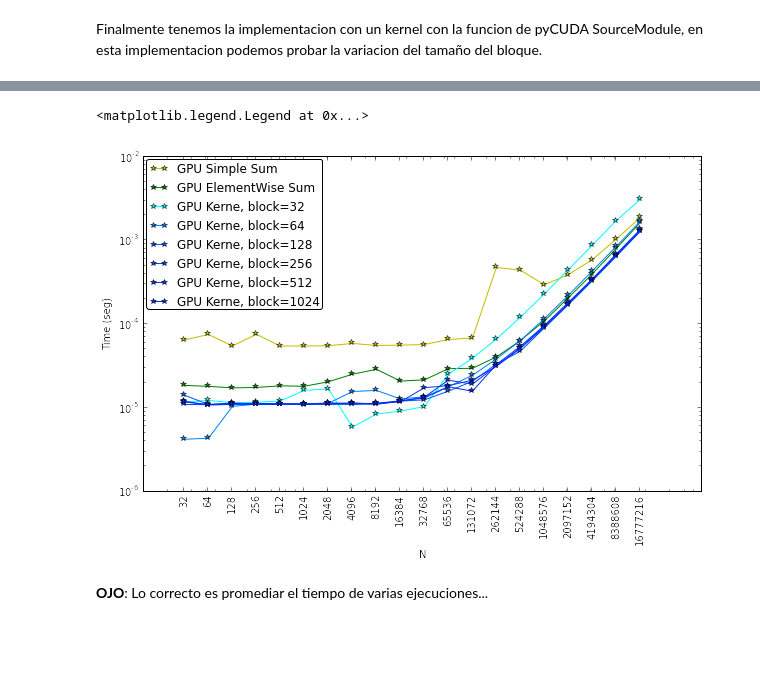
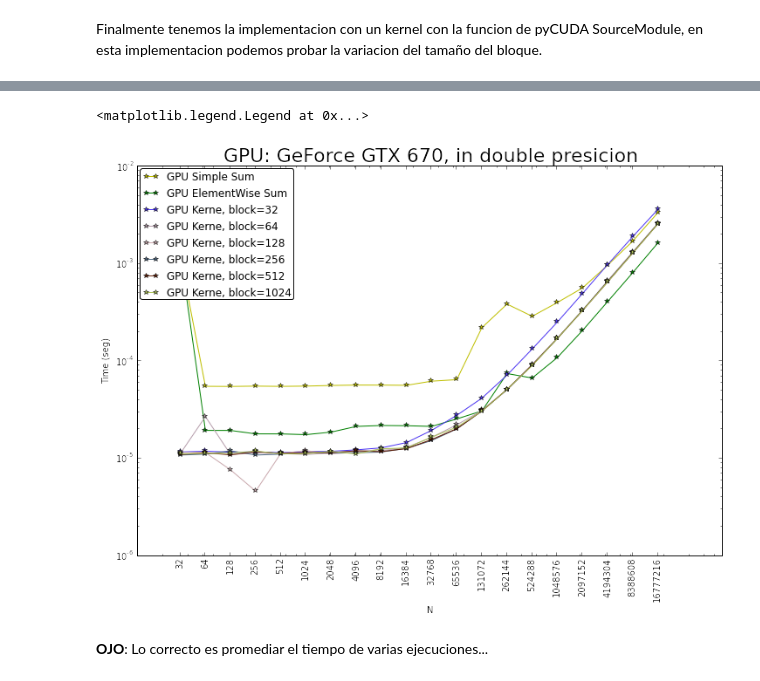
Before and after one commit to zamorays/miniCursoPycuda, a Jupyter notebook: Sesion4_PyCUDA_2nd.ipynb, the cells around one changed output, grey strips where cells are left out. Drawn from its saved outputs; the diff is of its cells as text; code cells hidden in the pictures; blank space fills up the shorter version.

```diff
--- a/Sesion4_PyCUDA_2nd.ipynb
+++ b/Sesion4_PyCUDA_2nd.ipynb
@@ -290,6 +400,6 @@ from time import time
 # %%
 dimension = [2**i for i in range(5,25) ]
-myPrec = np.float32
+myPrec = presCPU
 # %%
 dimension
 # %% [output]
@@ -484,8 +613,10 @@ plt.legend(loc=1,labelspacing=0.5,fancybox=True, handlelength=1.5, borderaxespad
 Finalmente tenemos la implementacion con un kernel con la funcion de pyCUDA SourceModule, en esta implementacion podemos probar la variacion del tamaño del bloque.
 # %%
 cudaCode = open("gpuAdd.cu","r")
-myCUDACode = cudaCode.read()
-myCode = SourceModule(myCUDACode)
+cudaCode = cudaCode.read()
+cudaCode = cudaCode.replace('float',presGPU )
+print cudaCode
+myCode = SourceModule(cudaCode)
 vectorAddKernel = myCode.get_function("vectorAdd")
 vectorAddKernel.prepare('PPP')
 # %% [output]
@@ -570,0 +739,11 @@ plt.legend(loc=2,labelspacing=0.5,fancybox=True, handlelength=1.5, borderaxespad
+# %%
+plt.figure(1,figsize=(10,6),dpi=200)
+count = 0
+for nt in [32,64,128]:
+    plt.semilogx(dimension,occupancyMesure[count],'-*',label='GPU Kerne, block={0}'.format(nt),color=(0,1./(2*count+1),0), alpha=0.5)
+    count+=1
+plt.ylabel('Occupancy')
+plt.xlabel('N data')
+plt.ylim(0,1.2)
+plt.xticks(dimension, dimension, rotation='vertical')
+plt.legend(loc=2,labelspacing=0.5,fancybox=True, handlelength=1.5, borderaxespad=0.25, borderpad=0.25)
@@ -570,0 +753,11 @@ plt.legend(loc=2,labelspacing=0.5,fancybox=True, handlelength=1.5, borderaxespad
+# %%
+plt.figure(1,figsize=(10,6),dpi=200)
+count = 3
+for nt in [256,512,1024]:
+    plt.semilogx(dimension,occupancyMesure[count],'-*',label='GPU Kernel, block={0}'.format(nt),color=(0.5,1./(2*count+1),1./count), alpha=0.9)
+    count+=1
+plt.ylabel('Occupancy')
+plt.xlabel('N data')
+plt.ylim(0,1.2)
+plt.xticks(dimension, dimension, rotation='vertical')
+plt.legend(loc=2,labelspacing=0.5,fancybox=True, handlelength=1.5, borderaxespad=0.25, borderpad=0.25)
@@ -571,17 +778,18 @@ plt.legend(loc=2,labelspacing=0.5,fancybox=True, handlelength=1.5, borderaxespad
 # %%
-plt.figure(1,figsize=(10,6),dpi=100)
+plt.figure(1,figsize=(12,8),dpi=300)
+plt.title('GPU: {0}, in {1} presicion'.format(dev.name(),presGPU),size=22)
 plt.loglog(dimension,timeGPU1,'y-*',label='GPU Simple Sum')
 plt.loglog(dimension,timeGPU2,'g-*',label='GPU ElementWise Sum')
 count = 0
 for nt in [32,64,128,256,512,1024]:
-    plt.loglog(dimension,timeGPU3[count],'-*',label='GPU Kerne, block={0}'.format(nt),color=(0,1./(count+1),1))
+    plt.loglog(dimension,timeGPU3[count],'-*',label='GPU Kerne, block={0}'.format(nt),color=myColorRand())
     count+=1
 plt.ylabel('Time (seg)')
 plt.xlabel('N')
 plt.xticks(dimension, dimension, rotation='vertical')
 plt.legend(loc=2,labelspacing=0.5,fancybox=True, handlelength=1.5, borderaxespad=0.25, borderpad=0.25)
 # %% [output]
 <matplotlib.legend.Legend at 0x...>
-[figure, old version]
+[figure, new version]
 # %% [markdown]
 **OJO**:  Lo correcto es promediar el tiempo de varias ejecuciones...
```
Also changed, not shown: parts of 51 cells of this notebook, 6 other files.
